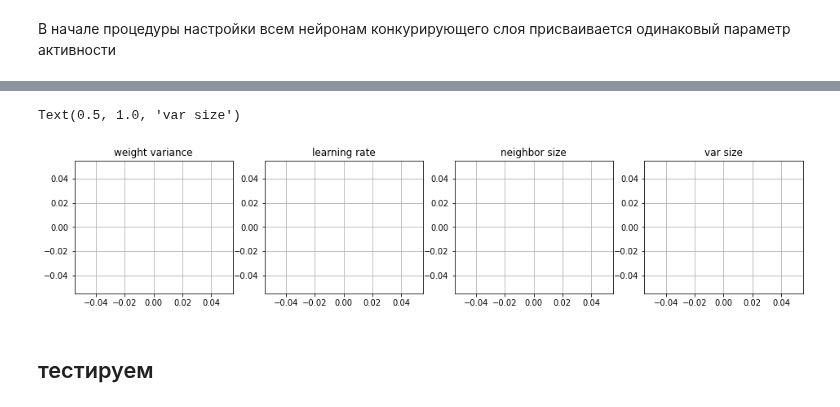
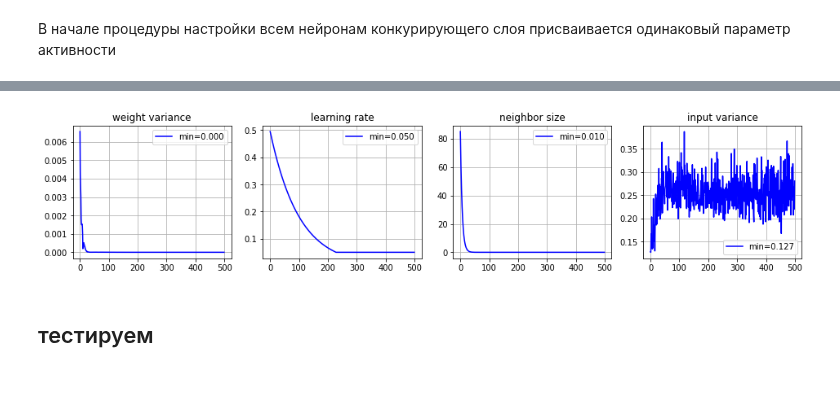
Before and after one commit to mechanoid5/ml_lectorium_legacy, a Jupyter notebook: examples/20-kohonen-ann/04-kohonen-neighbor-biases-colors.ipynb, the cells around one changed output, grey strips where cells are left out. Saved outputs shown, nothing was run; the diff lists cells and outputs as text; code cells hidden in the pictures.

```diff
--- a/examples/20-kohonen-ann/04-kohonen-neighbor-biases-colors.ipynb
+++ b/examples/20-kohonen-ann/04-kohonen-neighbor-biases-colors.ipynb
@@ -186,5 +217,35 @@ X_train = X
 from tqdm import tqdm
 # %% [markdown]
 В начале процедуры настройки всем нейронам конкурирующего слоя присваивается одинаковый параметр активности
+# %%
+# grid_size = (101,101) # размеры решетки выходного слоя
+weight = weight_init(input_size=X_train.shape[1],output_size=grid_size)
+# %%
+n_epoch = 500 # количество циклов обучения
+
+lr = .5 # скорость обучения
+lr_step = .99 # шаг уменьшения скорости обучения
+lr_min = .05 # минимальная скорость обучения
+
+# параметр размера окрестности для нейрона-победителя
+sig = np.sqrt(len(weight[1])).astype(int)
+sig_step = .85 # шаг уменьшения размера окрестности
+sig_min = .01 # минимальное значение параметра размера окрестности
+
+dw_history = [] # история отклонения весов
+inp_var_history = [] # история изменения среднего отклонения входа от вектора весов победителя
+lr_history = [] # история изменения скорости обучения
+sig_history = [] # история изменения размера окрестности для нейрона-победителя
+
+weight_var_threshold = 1e-9 # минимально существенное отклонение весов
+inp_var_threshold = 1e-2
+
+batch_size = len(X_train)//3 # размер одного пакета учебных данных
+
+# параметр активности для каждого выходного нейрона
+activity = np.ones(len(weight[1]))/len(weight[1])
+
+# векторы расстояний от каждого нейрона до всех остальных нейронов двумерной решетки
+grid_distance = distance_on_map_all(grid_size)
 # %%
 %%time
@@ -234,23 +281,19 @@ KeyboardInterrupt:
-# %%
-fig,ax = plt.subplots(1,4,figsize=(16,3))
-ax[0].plot(dw_history,c='b')
-ax[0].grid()
-ax[0].set_title('weight variance')
-
-ax[1].plot(lr_history,c='g')
-ax[1].grid()
-ax[1].set_title('learning rate')
-
-ax[2].plot(sig_history,c='r')
-ax[2].grid()
-ax[2].set_title('neighbor size')
-
-ax[3].plot(var_history,c='y')
-ax[3].grid()
-ax[3].set_title('var size')
-# %% [output]
-Text(0.5, 1.0, 'var size')
-[figure, removed]
+# %%
+history = {
+'weight variance':dw_history,
+'learning rate':lr_history,
+'neighbor size':sig_history,
+'input variance': inp_var_history,
+}
+
+fig,ax = plt.subplots(1,len(history),figsize=(16,3))
+for i,t in enumerate(history):
+    ax[i].plot(history[t],c='b',label='min=%.3f'%min(history[t]))
+    ax[i].grid()
+    ax[i].legend()
+    ax[i].set_title(t)
+# %% [output]
+[figure, added]
 # %% [markdown]
 ## тестируем
 # %%
```
Also changed, not shown: parts of 21 cells of this notebook, 2 other files.
